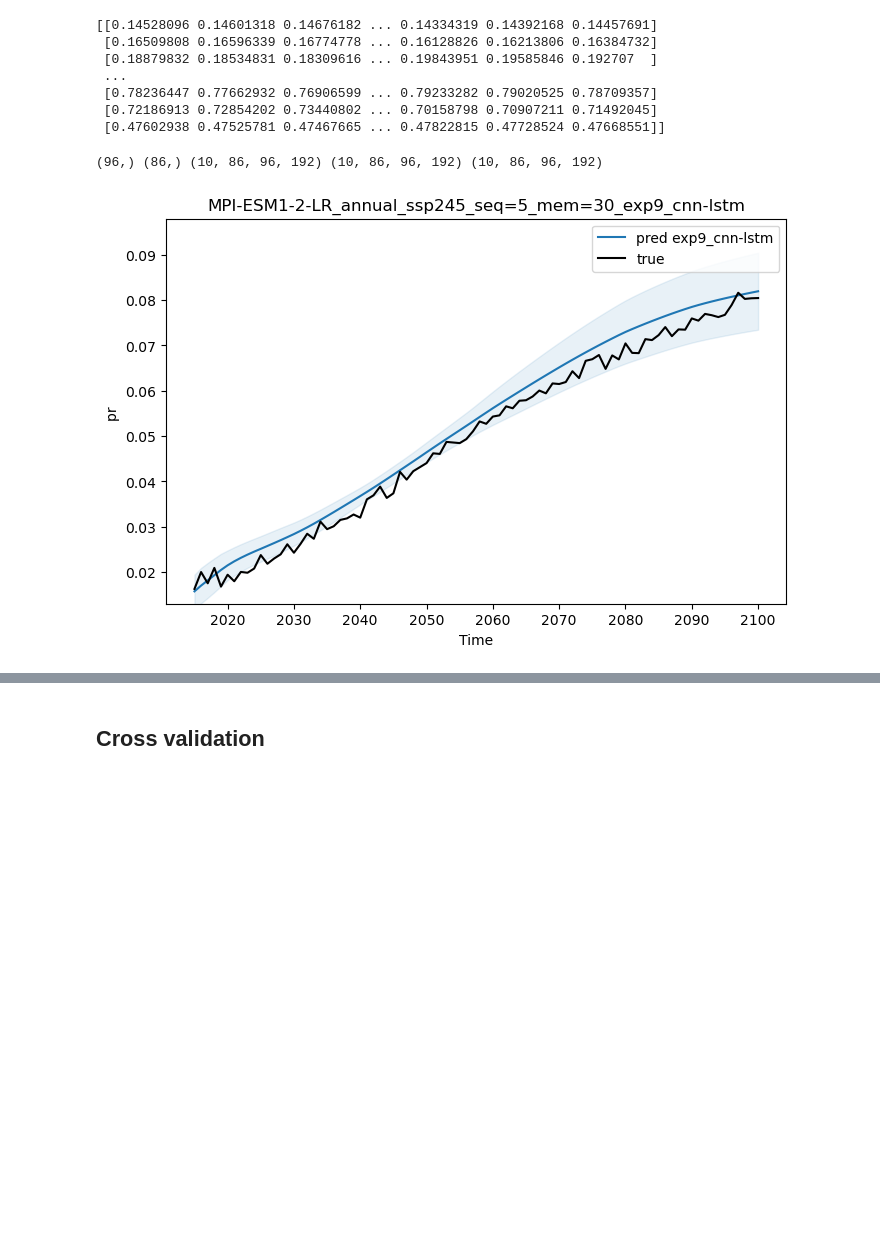
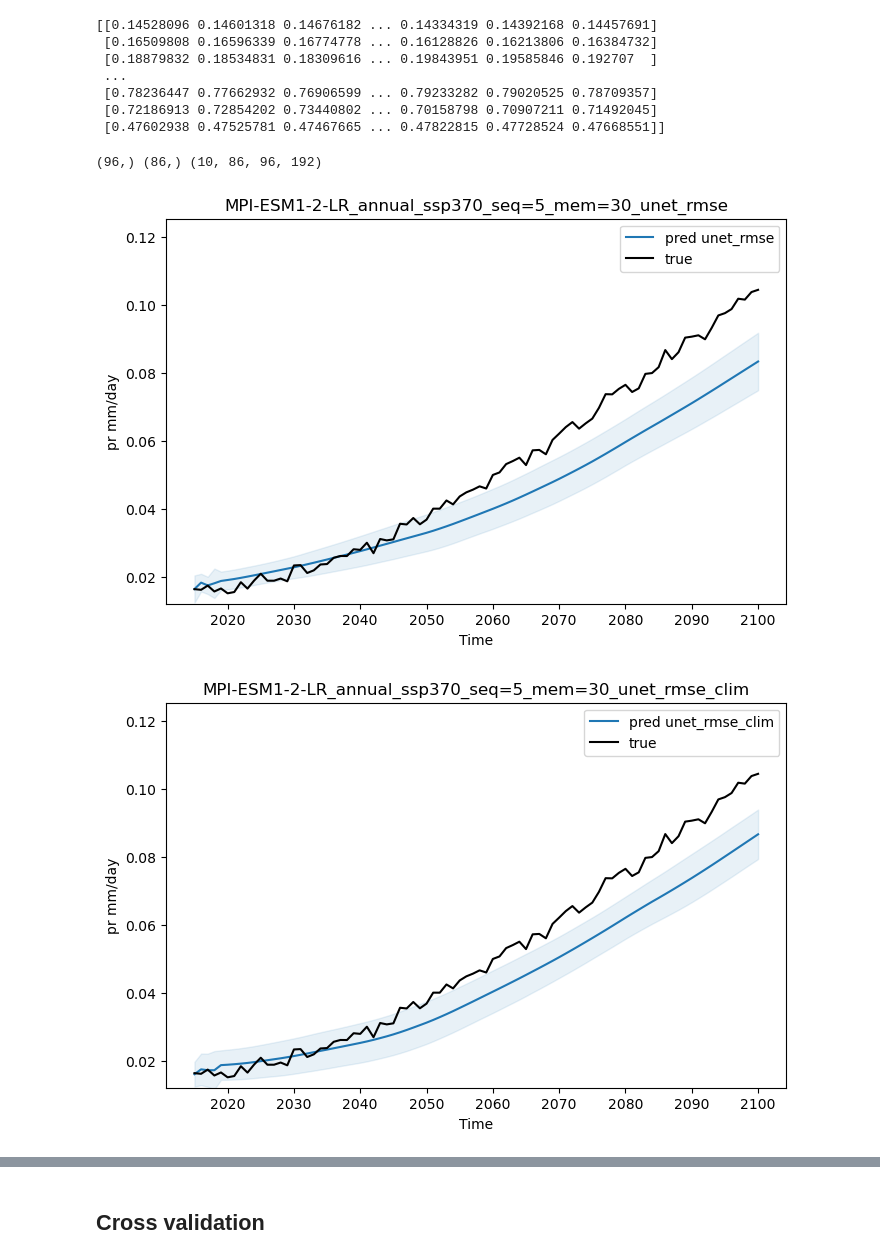
Before and after one commit to zoeleila/scenarIA, a Jupyter notebook: src/plots/plots_predictions.ipynb, the cells around one changed output, grey strips where cells are left out. Drawn from its saved outputs; the diff is of its cells as text; code cells hidden in the pictures; blank space fills up the shorter version.

```diff
--- a/src/plots/plots_predictions.ipynb
+++ b/src/plots/plots_predictions.ipynb
@@ -29,6 +39,5 @@ print(clim)
 # %%
-var_name = 'pr'
-true_simu = 'ssp245'
+
 
 
 true = xr.open_dataset( DATASET_DIR / f'MPI-ESM1-2-LR/annual/outputs_{true_simu}.nc').mean('member')
@@ -36,24 +45,33 @@ lats = true.lat.values
 t = true.time.values
 y = true['pr'].values - clim
 
-c3 = xr.open_dataset(PREDICTIONS_DIR / 'MPI-ESM1-2-LR/annual/exp5/MPI-ESM1-2-LR_annual_exp5_ssp370_pr_cnn-lstm_seq5_mem30_epoch30.nc')['pr'].values - clim
-c4 = xr.open_dataset(PREDICTIONS_DIR / 'MPI-ESM1-2-LR/annual/exp7/MPI-ESM1-2-LR_annual_exp7_ssp370_pr_cnn-lstm_seq5_mem30_epoch30.nc')['pr'].values - clim
-c5 = xr.open_dataset(PREDICTIONS_DIR / 'MPI-ESM1-2-LR/annual/exp9/MPI-ESM1-2-LR_annual_exp9_ssp370_pr_cnn-lstm_seq5_mem30_epoch100.nc')['pr'].values - clim
-c6 = xr.open_dataset(PREDICTIONS_DIR / 'MPI-ESM1-2-LR/annual/exp9/MPI-ESM1-2-LR_annual_exp9_ssp245_pr_cnn-lstm_seq5_mem30_epoch100.nc')['pr'].values - clim
+c5 = xr.open_dataset(PREDICTIONS_DIR / f'MPI-ESM1-2-LR/annual/exp9/MPI-ESM1-2-LR_annual_exp9_{true_simu}_pr_cnn-lstm_seq5_mem30_epoch100.nc')['pr'].values - clim
+c6 = xr.open_dataset(PREDICTIONS_DIR / f'MPI-ESM1-2-LR/annual/exp9/MPI-ESM1-2-LR_annual_exp9_{true_simu}_pr_unet_seq5_mem30_epoch100.nc')['pr'].values - clim
+c7 = xr.open_dataset(PREDICTIONS_DIR / f'MPI-ESM1-2-LR/annual/exp9/MPI-ESM1-2-LR_annual_exp9_{true_simu}_pr_time-unet_seq5_mem30_epoch100.nc')['pr'].values - clim
+c8 = xr.open_dataset(PREDICTIONS_DIR / f'MPI-ESM1-2-LR/annual/exp9/MPI-ESM1-2-LR_annual_exp9_{true_simu}_pr_unet_seq5_mem30_epoch100rmse_clim.nc')['pr'].values - clim
+c9 = xr.open_dataset(PREDICTIONS_DIR / f'MPI-ESM1-2-LR/annual/exp9/MPI-ESM1-2-LR_annual_exp9_{true_simu}_pr_unet_seq5_mem30_epoch100rmse.nc')['pr'].values - clim
+c10 = xr.open_dataset(PREDICTIONS_DIR / f'MPI-ESM1-2-LR/annual/exp9/MPI-ESM1-2-LR_annual_exp9_{true_simu}_pr_time-unet_seq5_mem30_epoch100rmse.nc')['pr'].values - clim
 
 
-print(lats.shape, t.shape, c3.shape, c4.shape, c5.shape)
+print(lats.shape, t.shape, c5.shape)
 
 y_hat_dict = {
-    'exp9_cnn-lstm': [c6[run] for run in range(c6.shape[0])]}
+    #'cnn-lstm_nrmse': [c5[run] for run in range(c5.shape[0])],
+    #'unet_nrmse': [c6[run] for run in range(c6.shape[0])],
+    'unet_rmse': [c8[run] for run in range(c8.shape[0])],
+    'unet_rmse_clim': [c9[run] for run in range(c9.shape[0])],
+    #'time-unet_nrmse': [c7[run] for run in range(c7.shape[0])],
+    'time-unet_rmse': [c10[run] for run in range(c10.shape[0])]}
 
 save_dir = GRAPHS_DIR/ f'runs/MPI-ESM1-2-LR/annual/exp9'
 # %% [output]
-(96,) (86,) (10, 86, 96, 192) (10, 86, 96, 192) (10, 86, 96, 192)
+(96,) (86,) (10, 86, 96, 192)
 # %%
+
 for key, value in y_hat_dict.items():
     mini_dict = {key:value}
     title = f'MPI-ESM1-2-LR_annual_{true_simu}_seq=5_mem=30_{key}'
-    compare_temporal_profiles(y, mini_dict, t, var_name, lats, point=None, window_size=None, config_plots=None, title=title, save_dir=save_dir)
+    compare_temporal_profiles(y, mini_dict, t, var_name, lats, point=None, window_size=None, config_plots=config_plots, title=title, save_dir=save_dir)
 # %% [output]
-[figure, old version]
+[figure, new version]
+[figure, added]
```
Also changed, not shown: parts of 5 cells of this notebook, 9 other files.
